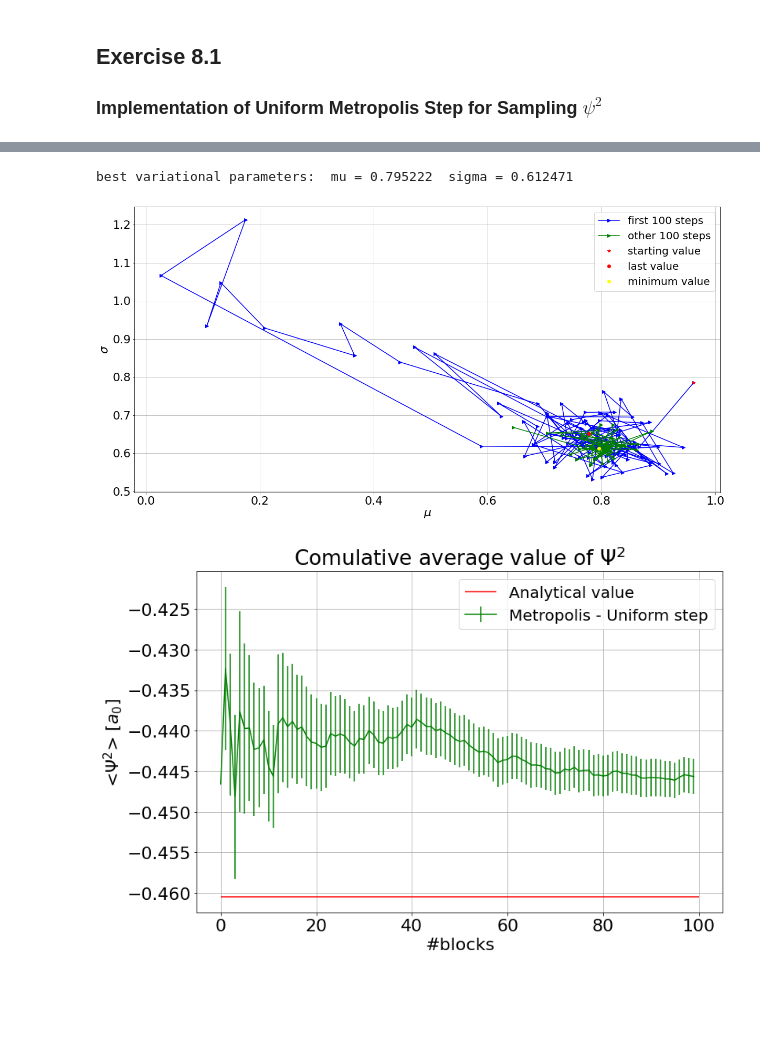
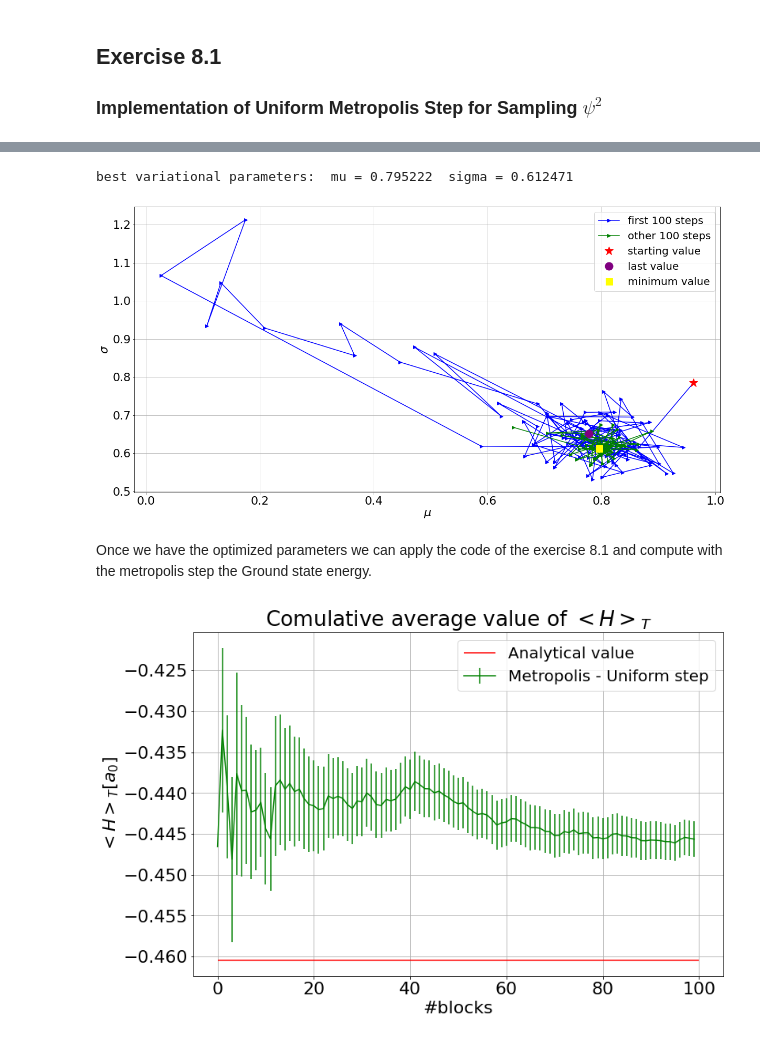
Before and after one commit to eddbell/NSL, a Jupyter notebook: Exercise08/Exercise_08.ipynb, the cells around one changed output, grey strips where cells are left out. Saved outputs shown, nothing was run; the diff lists cells and outputs as text; code cells hidden in the pictures; blank space fills up the shorter version.

```diff
--- a/Exercise08/Exercise_08.ipynb
+++ b/Exercise08/Exercise_08.ipynb
@@ -137,9 +166,9 @@ print("best variational parameters:  mu =",min_mu , " sigma =",min_sigma )
 fig = plt.figure( figsize = (20,10) )
 plt.plot(mu[:100],sigma[:100], "->" , color = "blue", label = "first 100 steps")
 plt.plot(mu[100:],sigma[100:], "->" , color = "green" , label = "other 100 steps")
-plt.plot(mu[0] , sigma [0] , "*", color = 'red' ,label = "starting value")
-plt.plot(mu[-1] , sigma [-1] ,"o", color = 'red', label = "last value")
-plt.plot(min_mu,min_sigma,"o", color = 'yellow',label = "minimum value")
+plt.plot(mu[0] , sigma [0] , "*",markersize="17", color = 'red' ,label = "starting value")
+plt.plot(mu[-1] , sigma [-1] ,"o",markersize="15", color = 'purple', label = "last value")
+plt.plot(min_mu,min_sigma,"s",markersize="13", color = 'yellow',label = "minimum value")
 plt.xlabel("$\mu$")
 plt.ylabel("$\sigma$")
 plt.grid(True)
@@ -147,21 +176,23 @@ plt.legend(fontsize = 20)
 plt.show()
 # %% [output]
 best variational parameters:  mu = 0.795222  sigma = 0.612471
-[figure, old version]
+[figure, new version]
+# %% [markdown]
+Once we have the optimized parameters we can apply the code of the exercise 8.1 and compute with the metropolis step the Ground state energy.
 # %%
 x_unif, rad_unif,rad_unif_err = np.loadtxt("./data/output_H_1.dat", usecols=(0,1,2), unpack='true')
 
 plt.rcParams.update({'font.size': 22})
 
 plt.figure(figsize=(12, 8))
-plt.title("Comulative average value of $\Psi^2$")
+plt.title("Comulative average value of $<H>_T$")
 plt.errorbar(x_unif,rad_unif,yerr=rad_unif_err,color="green",label="Metropolis - Uniform step")
 plt.hlines(-0.46046587969271513,0,100,color ="red",label="Analytical value")
 plt.xlabel('#blocks')
-plt.ylabel('<$\Psi^2$> [$a_0$]')
+plt.ylabel('$<H>_T [a_0]$')
 plt.grid(True)
 plt.legend(prop={'size': 20})
 
 plt.show()
 # %% [output]
-[figure, old version]
+[figure, new version]
```
Also changed, not shown: parts of 12 cells of this notebook, 1 other file.
